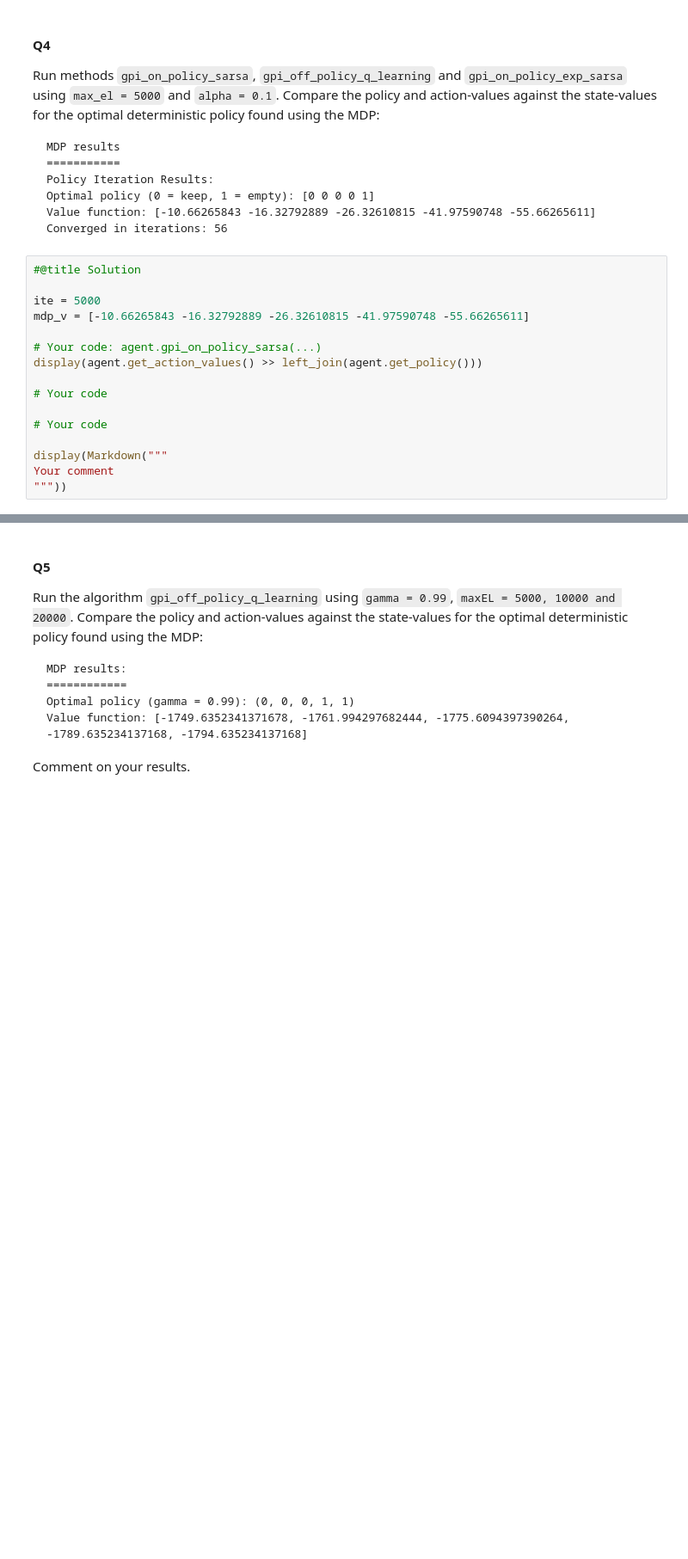
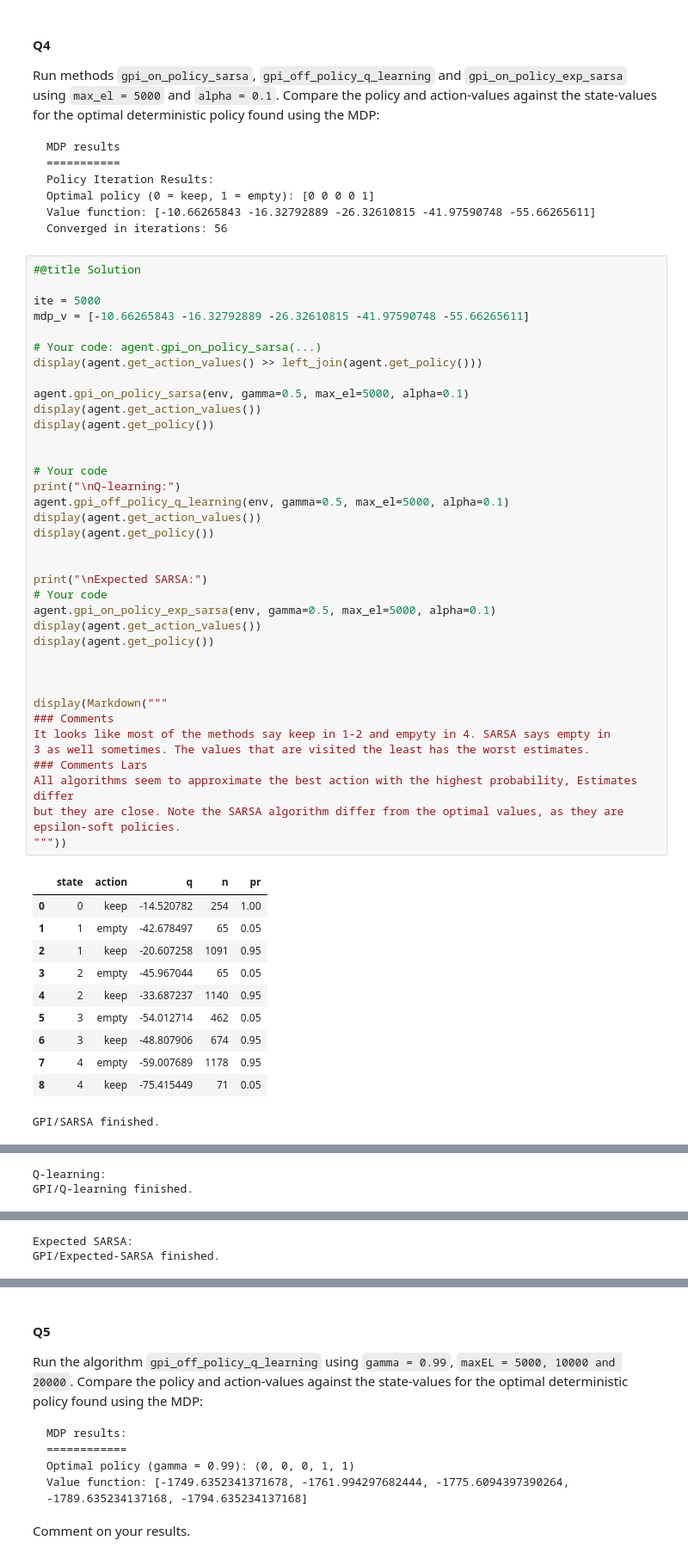
Before and after one commit to simon-mellergaard/RL, a Jupyter notebook: Exercises/11_TD_control.ipynb, the cells around one changed output, grey strips where cells are left out. Shown at 86% size. Drawn from its saved outputs; the diff is of its cells as text; blank space fills up the shorter version.

Commit message:
Run codes and added solutions

````diff
--- a/Exercises/11_TD_control.ipynb
+++ b/Exercises/11_TD_control.ipynb
@@ -861,19 +945,53 @@ Optimal policy (0 = keep, 1 = empty): [0 0 0 0 1]
 Value function: [-10.66265843 -16.32792889 -26.32610815 -41.97590748 -55.66265611]
 Converged in iterations: 56
 ```
-# %%
-#@title Solution
-
-ite = 5000
-mdp_v = [-10.66265843 -16.32792889 -26.32610815 -41.97590748 -55.66265611]
-
-# Your code: agent.gpi_on_policy_sarsa(...)
-display(agent.get_action_values() >> left_join(agent.get_policy()))
-
-# Your code
-
-# Your code
-
-display(Markdown("""
-Your comment
-"""))
+# %%
+#@title Solution
+
+ite = 5000
+mdp_v = [-10.66265843 -16.32792889 -26.32610815 -41.97590748 -55.66265611]
+
+# Your code: agent.gpi_on_policy_sarsa(...)
+display(agent.get_action_values() >> left_join(agent.get_policy()))
+
+agent.gpi_on_policy_sarsa(env, gamma=0.5, max_el=5000, alpha=0.1)
+display(agent.get_action_values())
+display(agent.get_policy())
+
+
+# Your code
+print("\nQ-learning:")
+agent.gpi_off_policy_q_learning(env, gamma=0.5, max_el=5000, alpha=0.1)
+display(agent.get_action_values())
+display(agent.get_policy())
+
+
+print("\nExpected SARSA:")
+# Your code
+agent.gpi_on_policy_exp_sarsa(env, gamma=0.5, max_el=5000, alpha=0.1)
+display(agent.get_action_values())
+display(agent.get_policy())
+
+
+
+display(Markdown("""
+### Comments
+It looks like most of the methods say keep in 1-2 and empyty in 4. SARSA says empty in
+3 as well sometimes. The values that are visited the least has the worst estimates.
+### Comments Lars
+All algorithms seem to approximate the best action with the highest probability, Estimates differ
+but they are close. Note the SARSA algorithm differ from the optimal values, as they are
+epsilon-soft policies.
+"""))
+# %% [output]
+|  | state | action | q | n | pr |
+| 0 | 0 | keep | -14.520782 | 254 | 1.00 |
+| 1 | 1 | empty | -42.678497 | 65 | 0.05 |
+| 2 | 1 | keep | -20.607258 | 1091 | 0.95 |
+| 3 | 2 | empty | -45.967044 | 65 | 0.05 |
+| 4 | 2 | keep | -33.687237 | 1140 | 0.95 |
+| 5 | 3 | empty | -54.012714 | 462 | 0.05 |
+| 6 | 3 | keep | -48.807906 | 674 | 0.95 |
+| 7 | 4 | empty | -59.007689 | 1178 | 0.95 |
+| 8 | 4 | keep | -75.415449 | 71 | 0.05 |
+GPI/SARSA finished.
@@ -879,0 +1018,2 @@ Your comment
+Q-learning:
+GPI/Q-learning finished.
@@ -879,0 +1036,2 @@ Your comment
+Expected SARSA:
+GPI/Expected-SARSA finished.
````
Also changed, not shown: parts of 10 cells of this notebook.
